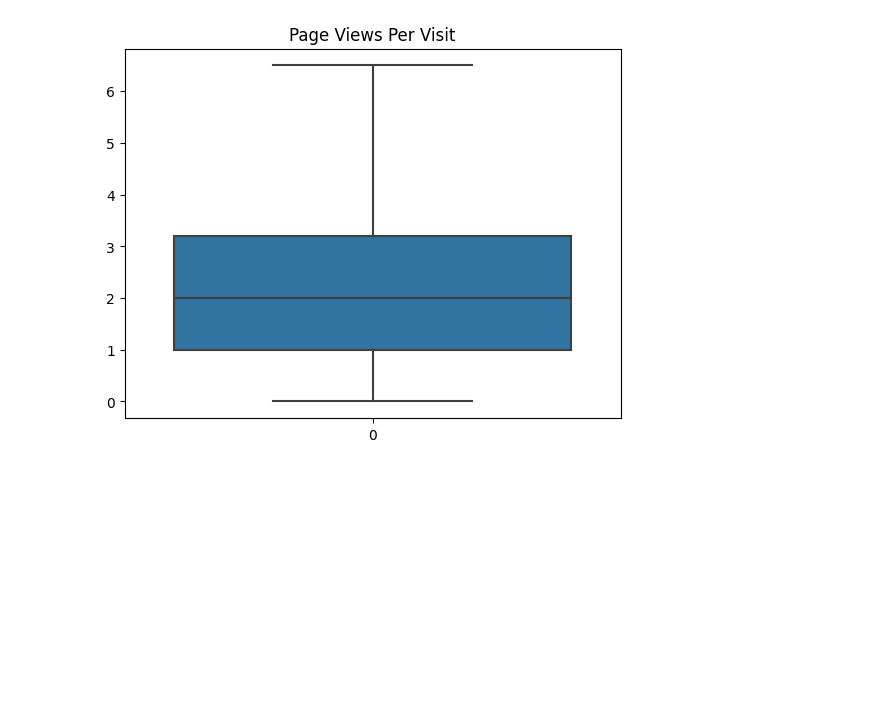
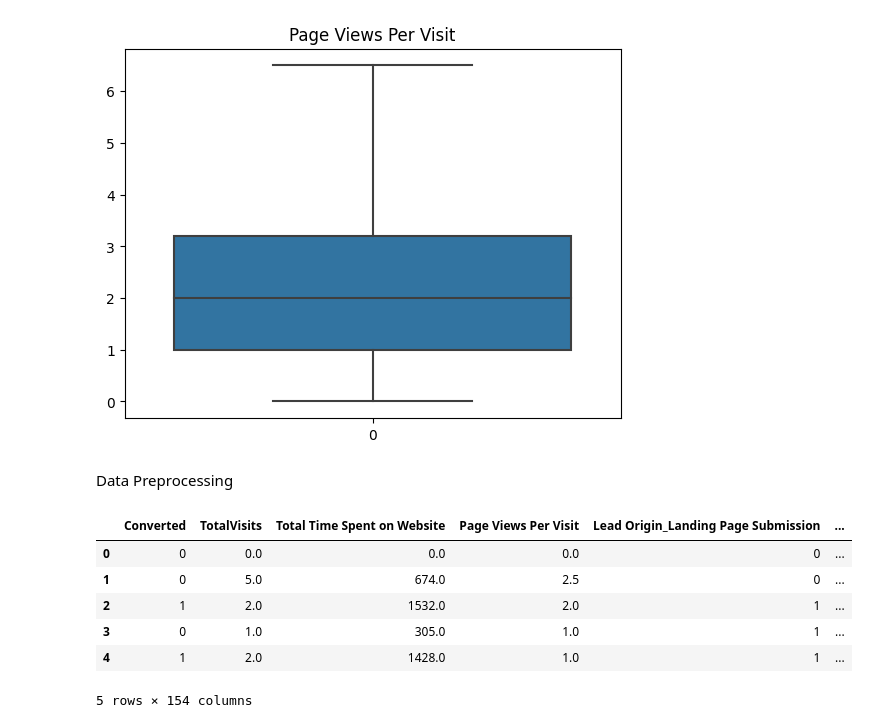
Before and after one commit to pratiksinha35/lead_score, a Jupyter notebook: Model.ipynb, the cells around one changed output. Drawn from its saved outputs; the diff is of its cells as text; code cells hidden in the pictures; blank space fills up the shorter version.

Commit message:
data preprocessing

```diff
--- a/Model.ipynb
+++ b/Model.ipynb
@@ -417,3 +417,29 @@ for column in numeric_columns:
 [figure]
 [figure]
 [figure]
+# %% [markdown]
+Data Preprocessing
+# %%
+def add_levels(data, var):
+    levels = pd.get_dummies(data[var], drop_first=True) # Getting the dummy variables, dropping the first level for multicollinearity considerations
+    for col in levels.columns:
+        levels[col] = levels[col].astype('int') # This section is so that the dummy variables gotten will be of 'int' data type and not 'bool'
+    levels.rename(columns={col: f'{var}_{col}' for col in levels.columns}, inplace=True) # renaming the columns for convenience
+    data = pd.concat([data, levels], axis=1) # adding the levels to the dataframe
+    data.drop(columns=var, inplace=True) # removing the original categorical variable
+    return data
+# %%
+for var in categorical_columns:
+    if var == 'Converted':
+        continue
+    leads = add_levels(leads, var)
+
+leads.head()
+# %% [output]
+|  | Converted | TotalVisits | Total Time Spent on Website | Page Views Per Visit | Lead Origin_Landing Page Submission | ... |
+| 0 | 0 | 0.0 | 0.0 | 0.0 | 0 | ... |
+| 1 | 0 | 5.0 | 674.0 | 2.5 | 0 | ... |
+| 2 | 1 | 2.0 | 1532.0 | 2.0 | 1 | ... |
+| 3 | 0 | 1.0 | 305.0 | 1.0 | 1 | ... |
+| 4 | 1 | 2.0 | 1428.0 | 1.0 | 1 | ... |
+5 rows × 154 columns
```
Also changed, not shown: parts of 3 cells of this notebook.
